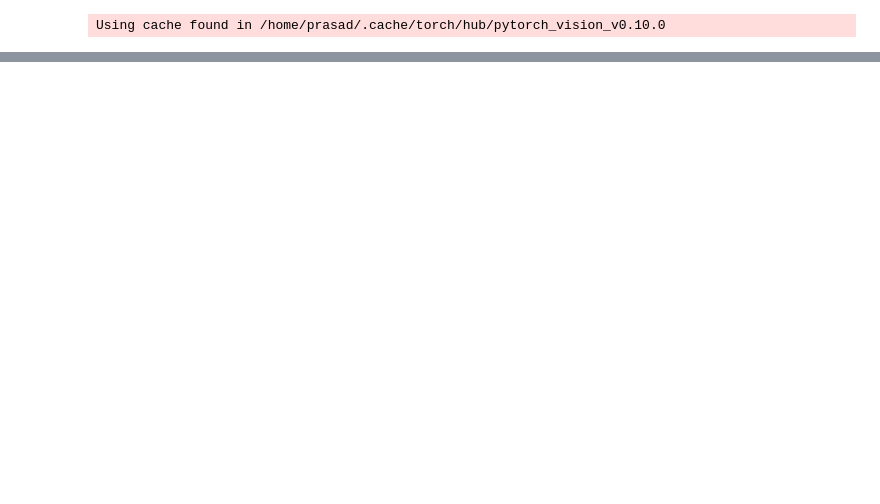
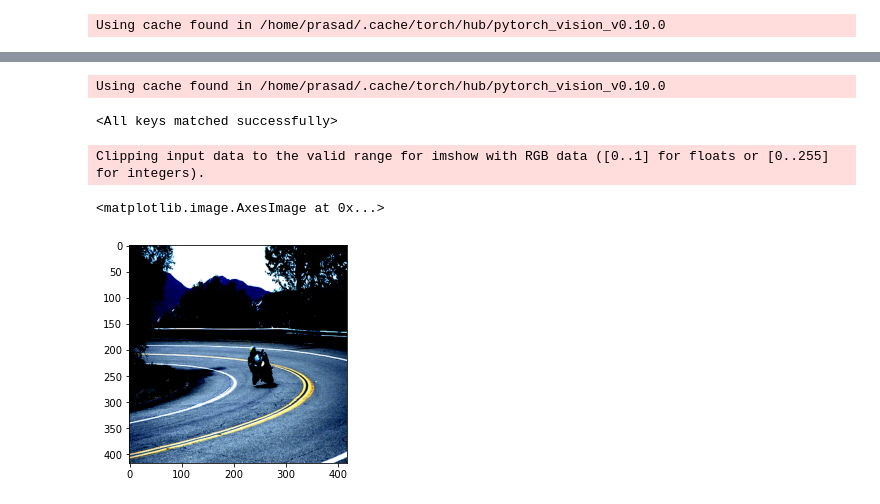
Before and after one commit to udayvarikuti/Few-Shot-Segmentation-Ablation-Study, a Jupyter notebook: panet/src/train_custom.ipynb, the cells around one changed output, grey strips where cells are left out. Saved outputs shown, nothing was run; the diff lists cells and outputs as text; code cells hidden in the pictures; blank space fills up the shorter version.

```diff
--- a/panet/src/train_custom.ipynb
+++ b/panet/src/train_custom.ipynb
@@ -138,0 +165,21 @@ RuntimeError: Can't call numpy() on Tensor that requires grad. Use tensor.detach
+# %%
+model_eval=FewShotSeg(cfg={"align":True})
+model_eval.load_state_dict(torch.load(model_path))
+# %% [output]
+Using cache found in /home/prasad/.cache/torch/hub/pytorch_vision_v0.10.0
+<All keys matched successfully>
+# %%
+#Prediction
+idx=0
+iterator=iter(train_loader)
+sample=iterator.next()
+support_img=[[shot.cuda() for shot in way]
+                for way in sample['support_images']]
+fg_mask=[[shot[f'fg_mask'].float().cuda() for shot in way]
+                for way in sample['support_mask']]
+bg_mask=[[shot[f'bg_mask'].float().cuda() for shot in way]
+                for way in sample['support_mask']]
+query_img= [query.cuda()
+            for query in sample['query_images']]
+query_gt = torch.cat([queryGT.long().cuda()
+                        for queryGT in sample['query_labels']], dim=0)
@@ -138,0 +190,10 @@ RuntimeError: Can't call numpy() on Tensor that requires grad. Use tensor.detach
+# %%
+test=query_img[0][0].cpu().numpy()
+
+test=np.transpose(test,(1,2,0))
+plt.figure()
+plt.imshow(test)
+# %% [output]
+Clipping input data to the valid range for imshow with RGB data ([0..1] for floats or [0..255] for integers).
+<matplotlib.image.AxesImage at 0x...>
+[figure, added]
```
Also changed, not shown: parts of 8 cells of this notebook, 1 other file.
